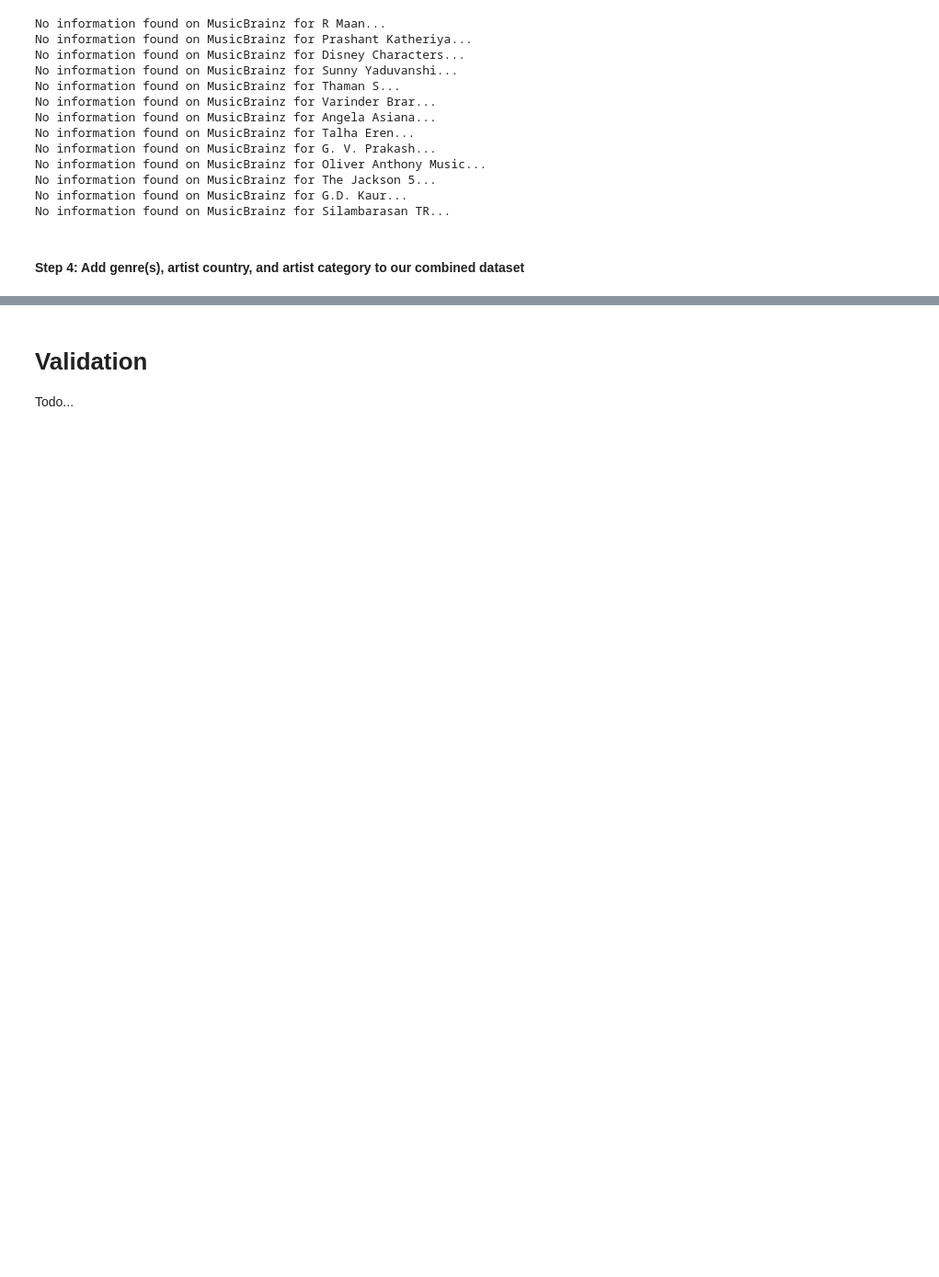
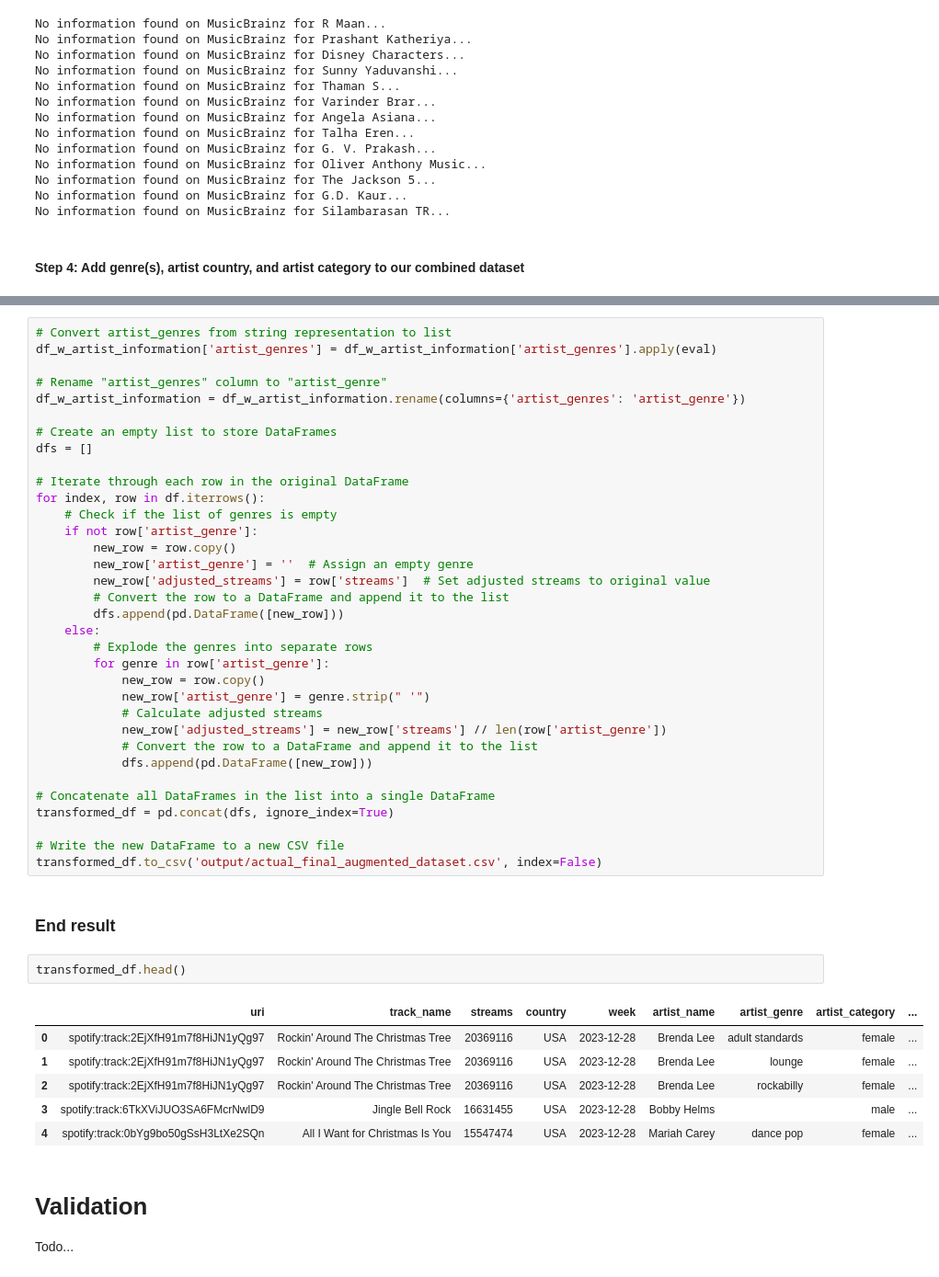
Before and after one commit to seanscofield/info_vis_spotify_project, a Jupyter notebook: Info Vis Spotify Preprocessing.ipynb, the cells around one changed output, grey strips where cells are left out. Shown at 92% size. Saved outputs shown, nothing was run; the diff lists cells and outputs as text; blank space fills up the shorter version.

Commit message:
fix incorrect 'adjusted_streams' counts

```diff
--- a/Info Vis Spotify Preprocessing.ipynb
+++ b/Info Vis Spotify Preprocessing.ipynb
@@ -399,3 +405,48 @@ df_updated.head()
+# %%
+# Convert artist_genres from string representation to list
+df_w_artist_information['artist_genres'] = df_w_artist_information['artist_genres'].apply(eval)
+
+# Rename "artist_genres" column to "artist_genre"
+df_w_artist_information = df_w_artist_information.rename(columns={'artist_genres': 'artist_genre'})
+
+# Create an empty list to store DataFrames
+dfs = []
+
+# Iterate through each row in the original DataFrame
+for index, row in df.iterrows():
+    # Check if the list of genres is empty
+    if not row['artist_genre']:
+        new_row = row.copy()
+        new_row['artist_genre'] = ''  # Assign an empty genre
+        new_row['adjusted_streams'] = row['streams']  # Set adjusted streams to original value
+        # Convert the row to a DataFrame and append it to the list
+        dfs.append(pd.DataFrame([new_row]))
+    else:
+        # Explode the genres into separate rows
+        for genre in row['artist_genre']:
+            new_row = row.copy()
+            new_row['artist_genre'] = genre.strip(" '")
+            # Calculate adjusted streams
+            new_row['adjusted_streams'] = new_row['streams'] // len(row['artist_genre'])
+            # Convert the row to a DataFrame and append it to the list
+            dfs.append(pd.DataFrame([new_row]))
+
+# Concatenate all DataFrames in the list into a single DataFrame
+transformed_df = pd.concat(dfs, ignore_index=True)
+
+# Write the new DataFrame to a new CSV file
+transformed_df.to_csv('output/actual_final_augmented_dataset.csv', index=False)
+# %% [markdown]
+### End result
+# %%
+transformed_df.head()
+# %% [output]
+|  | uri | track_name | streams | country | week | artist_name | artist_genre | artist_category | ... |
+| 0 | spotify:track:2EjXfH91m7f8HiJN1yQg97 | Rockin' Around The Christmas Tree | 20369116 | USA | 2023-12-28 | Brenda Lee | adult standards | female | ... |
+| 1 | spotify:track:2EjXfH91m7f8HiJN1yQg97 | Rockin' Around The Christmas Tree | 20369116 | USA | 2023-12-28 | Brenda Lee | lounge | female | ... |
+| 2 | spotify:track:2EjXfH91m7f8HiJN1yQg97 | Rockin' Around The Christmas Tree | 20369116 | USA | 2023-12-28 | Brenda Lee | rockabilly | female | ... |
+| 3 | spotify:track:6TkXViJUO3SA6FMcrNwlD9 | Jingle Bell Rock | 16631455 | USA | 2023-12-28 | Bobby Helms |  | male | ... |
+| 4 | spotify:track:0bYg9bo50gSsH3LtXe2SQn | All I Want for Christmas Is You | 15547474 | USA | 2023-12-28 | Mariah Carey | dance pop | female | ... |
 # %% [markdown]
 # Validation
 
```
Also changed, not shown: parts of 5 cells of this notebook, 1 other file.
